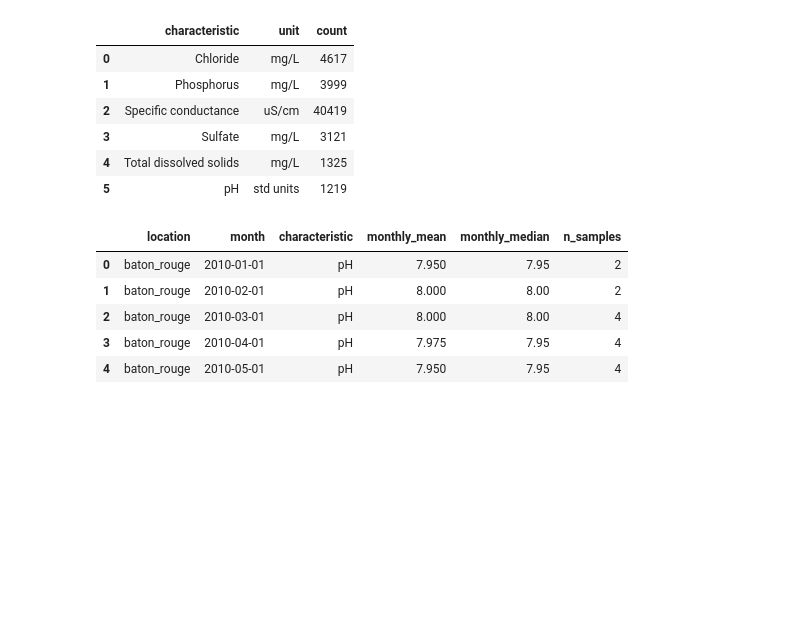
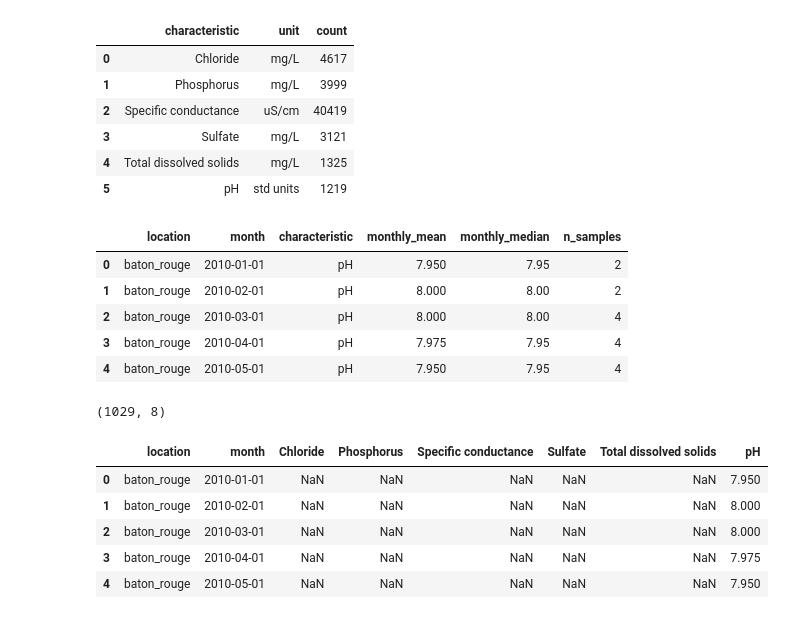
Before and after one commit to katcui/de300-ktv-project, a Jupyter notebook: build_global_dataset.ipynb, the cells around one changed output. Cells and saved outputs as stored; diff of their text form; code cells hidden in the pictures; blank space fills up the shorter version.

```diff
--- a/build_global_dataset.ipynb
+++ b/build_global_dataset.ipynb
@@ -185,3 +185,27 @@ monthly_long.head()
 # %%
 os.makedirs("data/processed", exist_ok=True)
 monthly_long.to_csv("data/processed/monthly_long_global.csv", index=False)
+# %%
+model_df = (
+    monthly_long.pivot_table(
+        index=["location", "month"],
+        columns="characteristic",
+        values="monthly_mean"
+    )
+    .reset_index()
+    .sort_values(["location", "month"])
+)
+
+model_df.columns.name = None
+model_df.shape
+# %% [output]
+(1029, 8)
+# %%
+model_df.head()
+# %% [output]
+|  | location | month | Chloride | Phosphorus | Specific conductance | Sulfate | Total dissolved solids | pH |
+| 0 | baton_rouge | 2010-01-01 | NaN | NaN | NaN | NaN | NaN | 7.950 |
+| 1 | baton_rouge | 2010-02-01 | NaN | NaN | NaN | NaN | NaN | 8.000 |
+| 2 | baton_rouge | 2010-03-01 | NaN | NaN | NaN | NaN | NaN | 8.000 |
+| 3 | baton_rouge | 2010-04-01 | NaN | NaN | NaN | NaN | NaN | 7.975 |
+| 4 | baton_rouge | 2010-05-01 | NaN | NaN | NaN | NaN | NaN | 7.950 |
```
Also changed, not shown: parts of 2 cells of this notebook, 1 other file.
